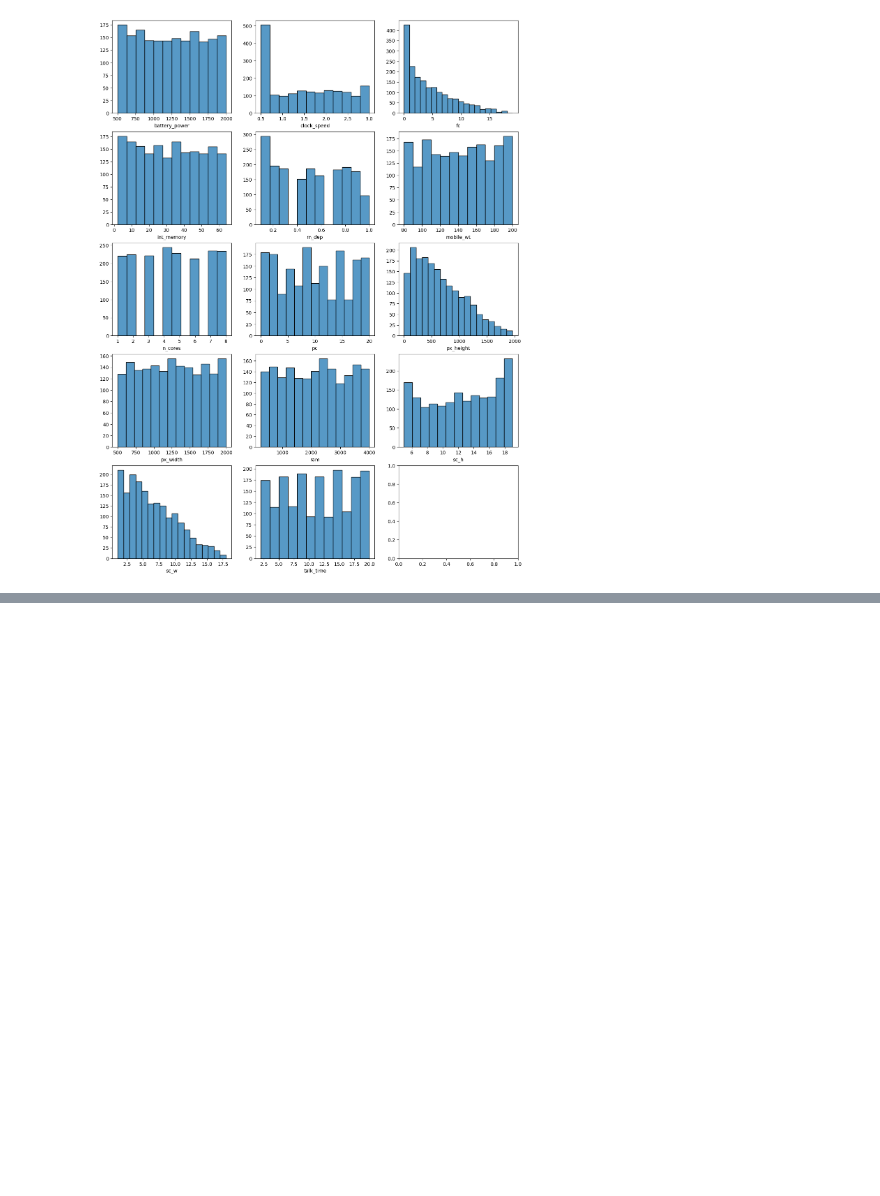
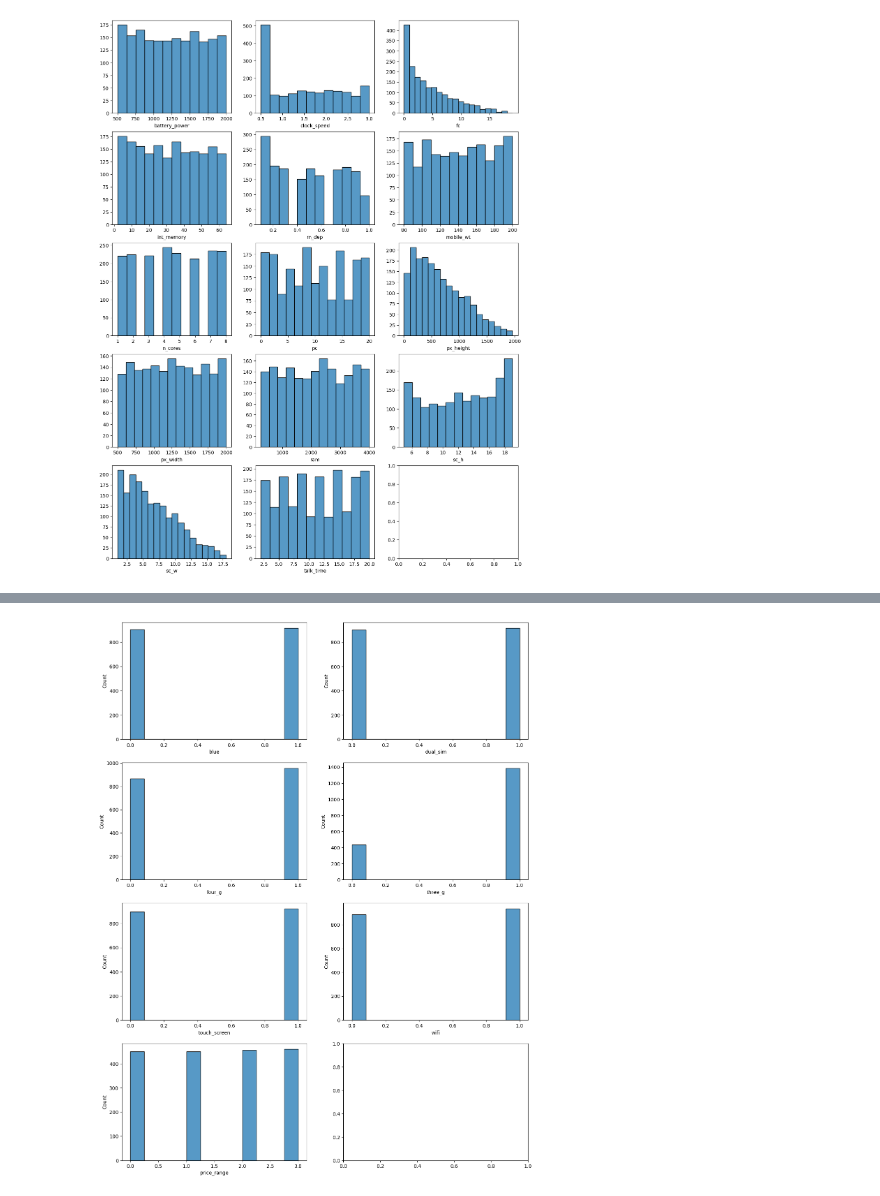
Before and after one commit to Gabriel07201/mobile_price_model_classifier, a Jupyter notebook: main.ipynb, the cells around one changed output, grey strips where cells are left out. Cells and saved outputs as stored; diff of their text form; code cells hidden in the pictures; blank space fills up the shorter version.

```diff
--- a/main.ipynb
+++ b/main.ipynb
@@ -131,0 +133,3 @@ plt.show()
+# %%
+qualitative_labels = df_train.drop(['battery_power', 'clock_speed', 'fc', 'int_memory', 'm_dep', 'mobile_wt', 'n_cores', 'pc', 'px_height', 'px_width', 'ram', 'sc_h', 'sc_w', 'talk_time'], axis=1)
+qualitative_labels.head()
@@ -131,0 +143,10 @@ plt.show()
+# %%
+fig, ax = plt.subplots(4,2, figsize=(15, 20))
+ax = ax.ravel()
+
+for i, column in enumerate(qualitative_labels.columns):
+    sns.histplot(qualitative_labels[column], ax=ax[i])
+
+plt.show()
+# %% [output]
+[figure, added]
```
Also changed, not shown: parts of 17 cells of this notebook.
